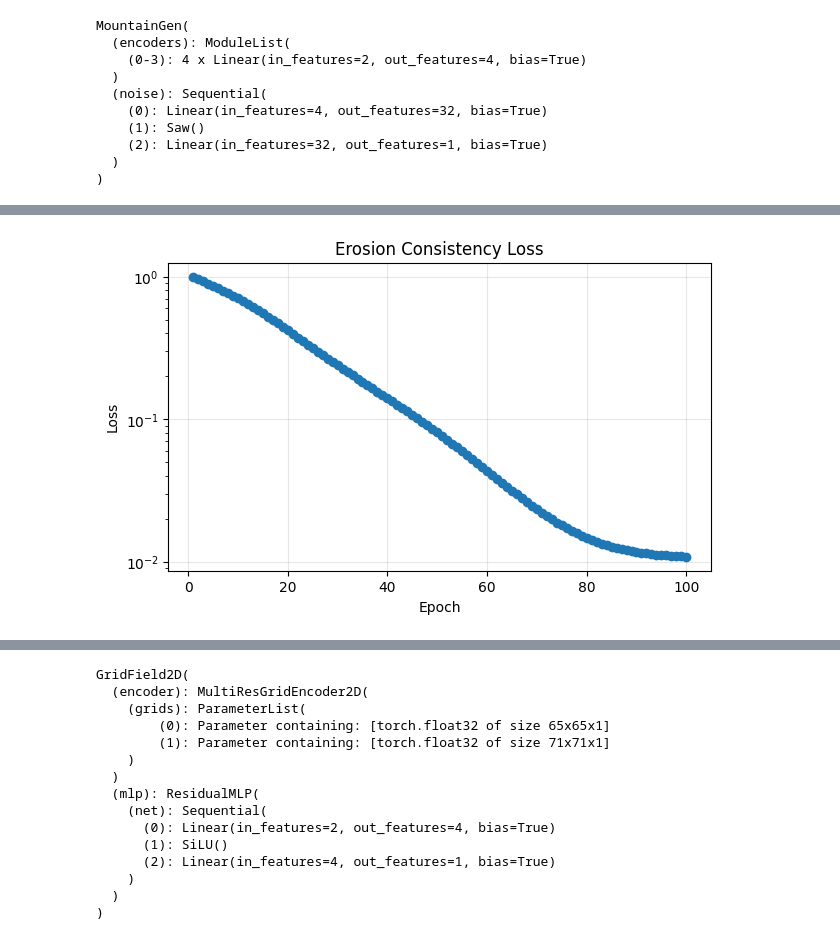
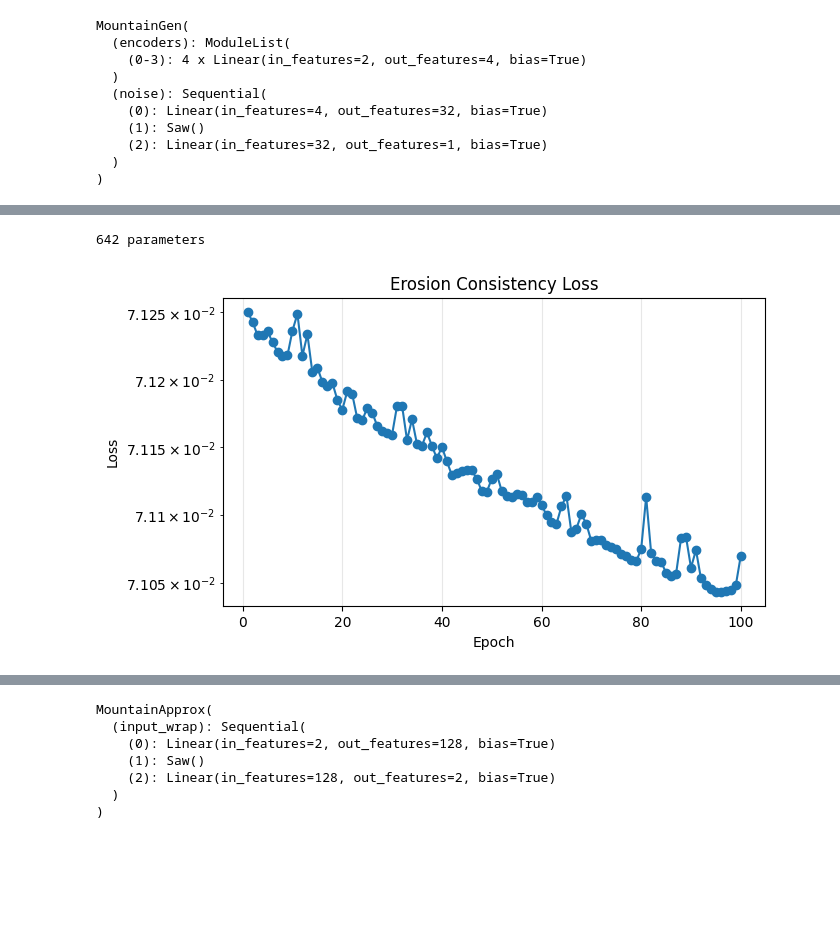
Before and after one commit to Senopiece/smooth_chaos, a Jupyter notebook: noise.ipynb, the cells around one changed output, grey strips where cells are left out. Saved outputs shown, nothing was run; the diff lists cells and outputs as text; code cells hidden in the pictures; blank space fills up the shorter version.

Commit message:
found better erosion approx model

```diff
--- a/noise.ipynb
+++ b/noise.ipynb
@@ -559,3 +410,51 @@ GridField2D(
+# %%
+# TODO: properly inspect its learning, the gradients and the final weigths distro
+class MountainApprox(nn.Module):
+    def __init__(self, hidden_dim=128):
+        super().__init__()
+        # TODO: also think onto how to compress parameters - mb convs instead of linear layers? then what type of convs - e.g. maybe need to make it multichannel of features
+        # TODO: also a peeling idea is that somehere inside the model there must exist parameters that can be changed providing entropy for it to genrate mountains
+        self.input_wrap = nn.Sequential(
+            nn.Linear(2, hidden_dim),
+            Saw(),  # TODO: mb search a better saw
+            nn.Linear(hidden_dim, 2),
+        )
+        self.out_remap = (
+            torch.sqrt
+        )  # for now this is the crucial point for all the model to work, but sqrt is heavy, TODO: search for alternative not requiring sqrt
+        self.apply(self._init_weights)
+
+    def _init_weights(self, m):
+        # TODO: search a better init
+        if isinstance(m, nn.Linear):
+            nn.init.normal_(m.weight, 0.0, 0.5)
+            nn.init.normal_(m.bias, 0.0, 0.5)
+
+    def forward(self, coords):
+        # TODO: search better input / ouput warp
+        # TODO: maybe not only in decart form, mb warp in polar form or something else
+
+        # TODO: investigate forms of stacking refinements
+        # - the questions are
+        # 1) where to stack refinements: into the noise or to the z level
+        # 2) how to stack refinements: like in boosting doing it greedily or simply add and see the gradinent going its job
+        # 3) what a model sizes will be optimal for each next refinement
+
+        # warp coords
+        coords = coords + 0.5 * self.input_wrap(coords)
+
+        # just a parabolic elevation
+        z = (coords[:, 0] ** 2 + coords[:, 1] ** 2).unsqueeze(1)  # (N,1)
+        return 1.0 - self.out_remap(z)  # (N,1)
+
+
+# eroded_model = MountainGen()
+eroded_model = (
+    MountainApprox()
+)  # seems that this is better at approximating a eroded surface
+print(sum(p.numel() for p in eroded_model.parameters()), "parameters")
+# %% [output]
+642 parameters
 # %%
 from IPython.display import clear_output, display
 import matplotlib.pyplot as plt
@@ -563,14 +462,14 @@ import numpy as np
 import torch
 
 
-epochs = 100
+epochs = 300
 steps_per_epoch = 5
 learning_rate = 1e-3
 seed = 2026
 max_epoch_losses = 100
 
 value_loss_weight = 0.5
-grad_loss_weight = 1.0
+grad_loss_weight = 0.5
 
 resolution = 128
 
@@ -614,6 +513,8 @@ with torch.no_grad():
     )
 
     target_gx, target_gy = spatial_grads(target)
+
+# ----- / precompute erosion target -----
 
 
 epoch_losses = []
@@ -637,31 +538,31 @@ for epoch in range(1, epochs + 1):
         optimizer.zero_grad(set_to_none=True)
         loss.backward()
         optimizer.step()
 
         step_losses.append(loss.detach().cpu().item())
 
     epoch_loss = float(np.mean(step_losses))
 
     epoch_losses.append(epoch_loss)
     if len(epoch_losses) > max_epoch_losses:
         epoch_losses.pop(0)
 
     clear_output(wait=True)
 
     ax.clear()
     ax.plot(range(1, len(epoch_losses) + 1), epoch_losses, marker="o", linewidth=1.5)
     ax.set_yscale("log")
     ax.set_title("Erosion Consistency Loss")
     ax.set_xlabel("Epoch")
     ax.set_ylabel("Loss")
     ax.grid(True, alpha=0.3)
 
     display(fig)
 
     print(f"epoch {epoch:02d}/{epochs} | loss = {epoch_loss:.6f}")
 
 
 plt.close(fig)
 eroded_model.eval()
 # %% [output]
-[figure, old version]
+[figure, new version]
@@ -669,16 +570,8 @@ epoch 100/100 | loss = 0.010844
-GridField2D(
-  (encoder): MultiResGridEncoder2D(
-    (grids): ParameterList(
-        (0): Parameter containing: [torch.float32 of size 65x65x1]
-        (1): Parameter containing: [torch.float32 of size 71x71x1]
-    )
-  )
-  (mlp): ResidualMLP(
-    (net): Sequential(
-      (0): Linear(in_features=2, out_features=4, bias=True)
-      (1): SiLU()
-      (2): Linear(in_features=4, out_features=1, bias=True)
-    )
+MountainApprox(
+  (input_wrap): Sequential(
+    (0): Linear(in_features=2, out_features=128, bias=True)
+    (1): Saw()
+    (2): Linear(in_features=128, out_features=2, bias=True)
   )
 )
 # %%
```
Also changed, not shown: parts of 4 cells of this notebook.
